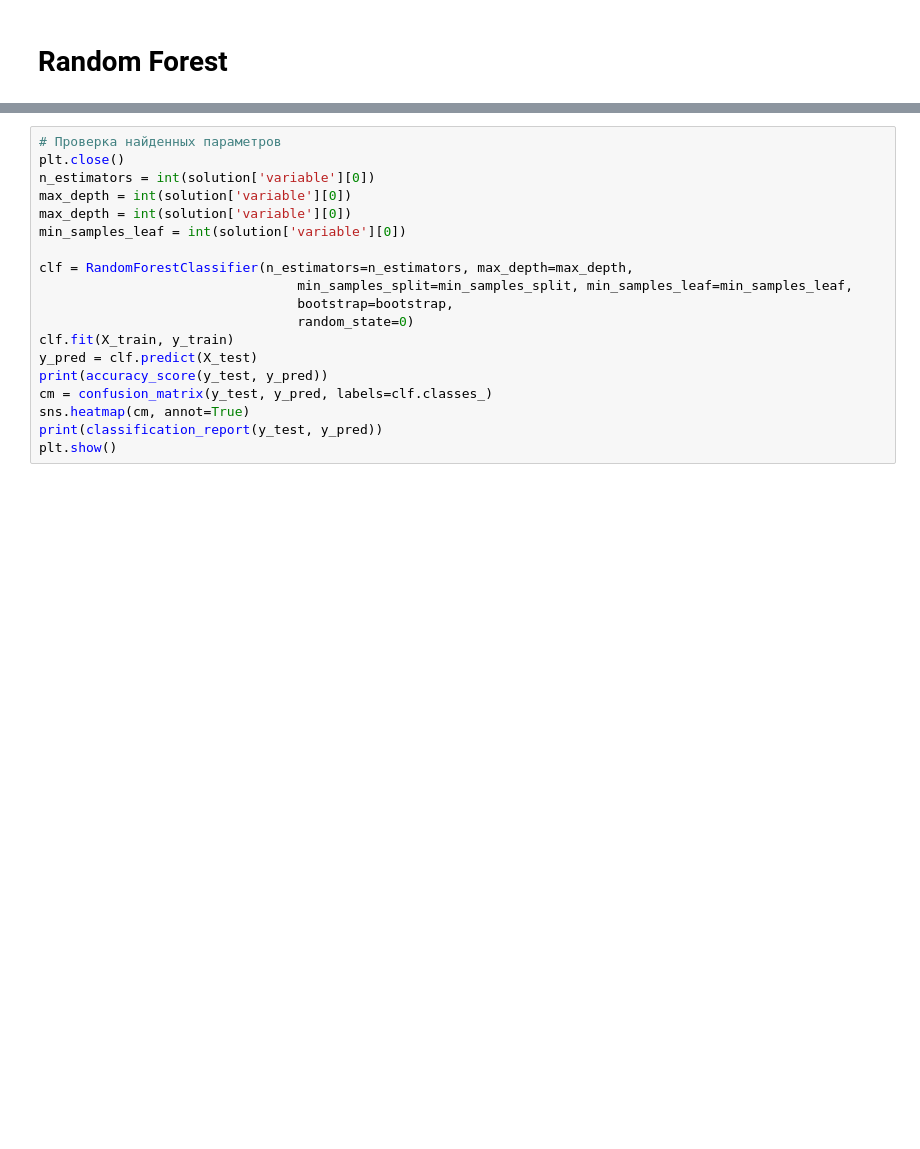
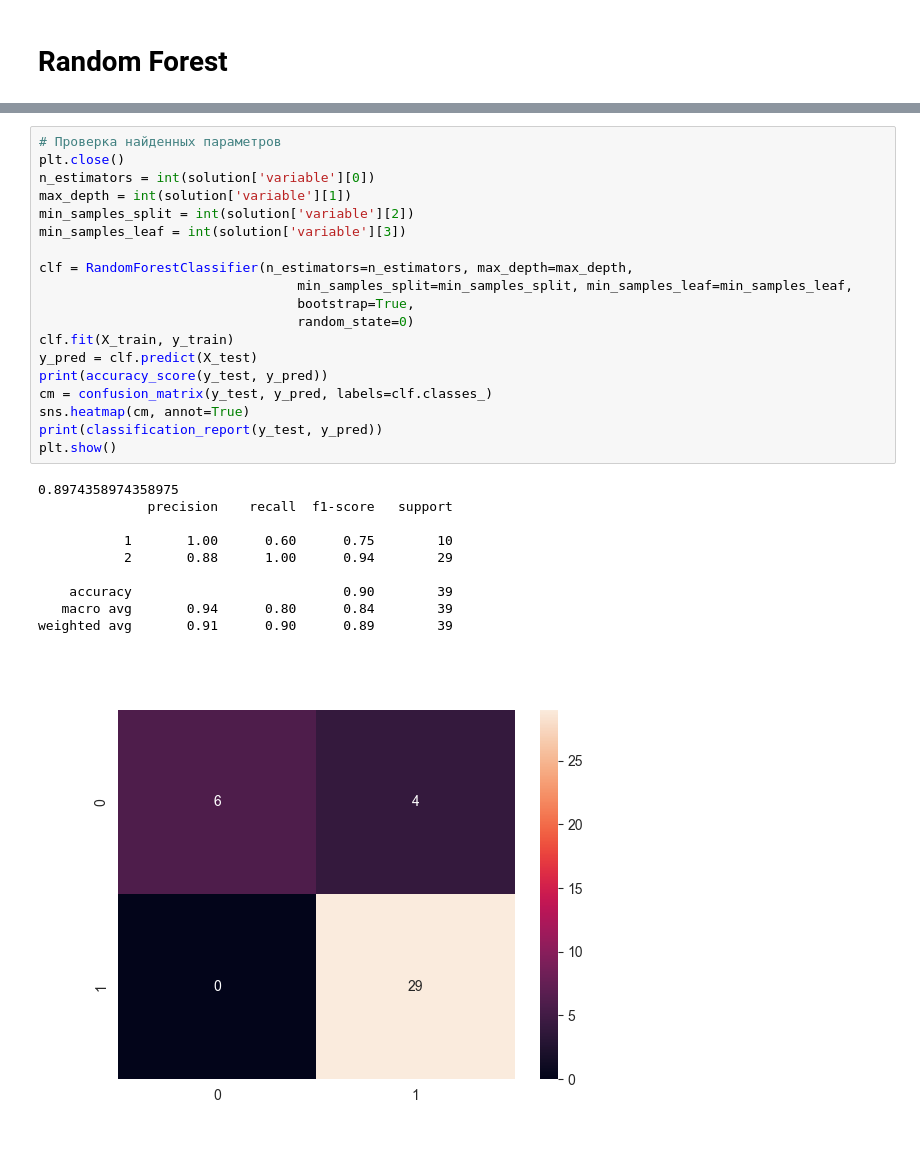
Before and after one commit to FuseII/intelligent_systems, a Jupyter notebook: lab_9_10/evolution_optim_params.ipynb, the cells around one changed output, grey strips where cells are left out. Saved outputs shown, nothing was run; the diff lists cells and outputs as text; blank space fills up the shorter version.

```diff
--- a/lab_9_10/evolution_optim_params.ipynb
+++ b/lab_9_10/evolution_optim_params.ipynb
@@ -395,19 +396,30 @@ print(solution)
 # %%
 # Проверка найденных параметров
 plt.close()
 n_estimators = int(solution['variable'][0])
-max_depth = int(solution['variable'][0])
-max_depth = int(solution['variable'][0])
-min_samples_leaf = int(solution['variable'][0])
+max_depth = int(solution['variable'][1])
+min_samples_split = int(solution['variable'][2])
+min_samples_leaf = int(solution['variable'][3])
 
 clf = RandomForestClassifier(n_estimators=n_estimators, max_depth=max_depth,
                                  min_samples_split=min_samples_split, min_samples_leaf=min_samples_leaf,
-                                 bootstrap=bootstrap,
+                                 bootstrap=True,
                                  random_state=0)
 clf.fit(X_train, y_train)
 y_pred = clf.predict(X_test)
 print(accuracy_score(y_test, y_pred))
 cm = confusion_matrix(y_test, y_pred, labels=clf.classes_)
 sns.heatmap(cm, annot=True)
 print(classification_report(y_test, y_pred))
 plt.show()
+# %% [output]
+0.8974358974358975
+              precision    recall  f1-score   support
+
+           1       1.00      0.60      0.75        10
+           2       0.88      1.00      0.94        29
+
+    accuracy                           0.90        39
+   macro avg       0.94      0.80      0.84        39
+weighted avg       0.91      0.90      0.89        39
+[figure, added]
```
Also changed, not shown: parts of 7 cells of this notebook.
